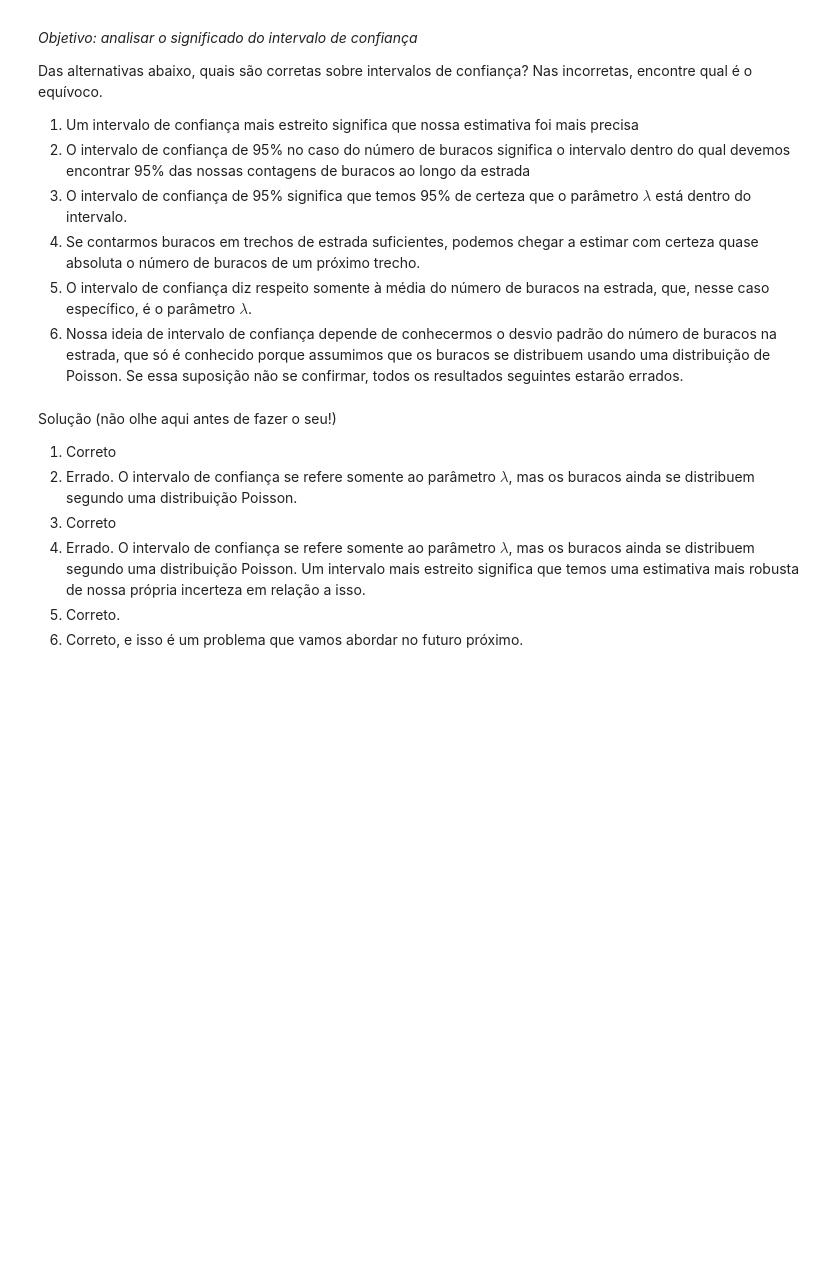
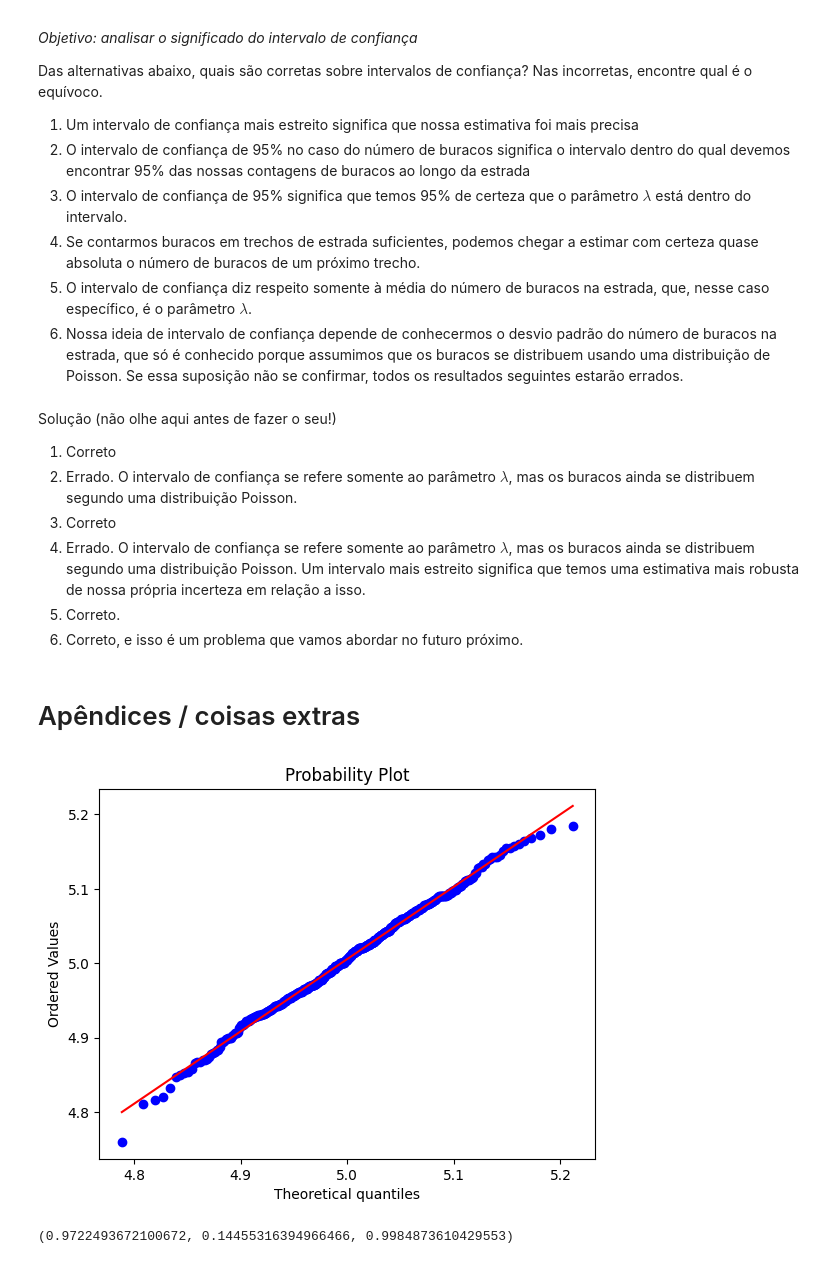
Before and after one commit to tiagoft/CDadosBCC, a Jupyter notebook: 16-normal.ipynb, the cells around one changed output. Drawn from its saved outputs; the diff is of its cells as text; code cells hidden in the pictures; blank space fills up the shorter version.

```diff
--- a/16-normal.ipynb
+++ b/16-normal.ipynb
@@ -384,3 +384,28 @@ Solução (não olhe aqui antes de fazer o seu!)
 4. Errado. O intervalo de confiança se refere somente ao parâmetro $\lambda$, mas os buracos ainda se distribuem segundo uma distribuição Poisson. Um intervalo mais estreito significa que temos uma estimativa mais robusta de nossa própria incerteza em relação a isso.
 5. Correto.
 6. Correto, e isso é um problema que vamos abordar no futuro próximo.
+# %% [markdown]
+# Apêndices / coisas extras
+# %%
+## QQ-plot mostrando como o TCL funciona
+
+import scipy.stats as stats
+import matplotlib.pyplot as plt
+
+lambda_real = 5
+numero_de_trechos = 1000
+n_estimativas = 500
+mu = st.poisson.mean(lambda_real) # De acordo com o TLC... ideia: partir de st.poisson.mean()
+sigma = st.poisson.std(lambda_real)/np.sqrt(numero_de_trechos)
+estimativas = []
+for _ in range(n_estimativas):
+    contagens = stats.poisson.rvs(lambda_real, size=numero_de_trechos) # Observei varios trechos da estrada
+    estimativa_media = contagens.mean()
+    estimativas.append(estimativa_media)
+
+data, fit = st.probplot(estimativas, dist=st.norm(loc=mu, scale=sigma), plot=plt)
+plt.show()
+print(fit)
+# %% [output]
+[figure, added]
+(0.9722493672100672, 0.14455316394966466, 0.9984873610429553)
```
Also changed, not shown: parts of 3 cells of this notebook.
